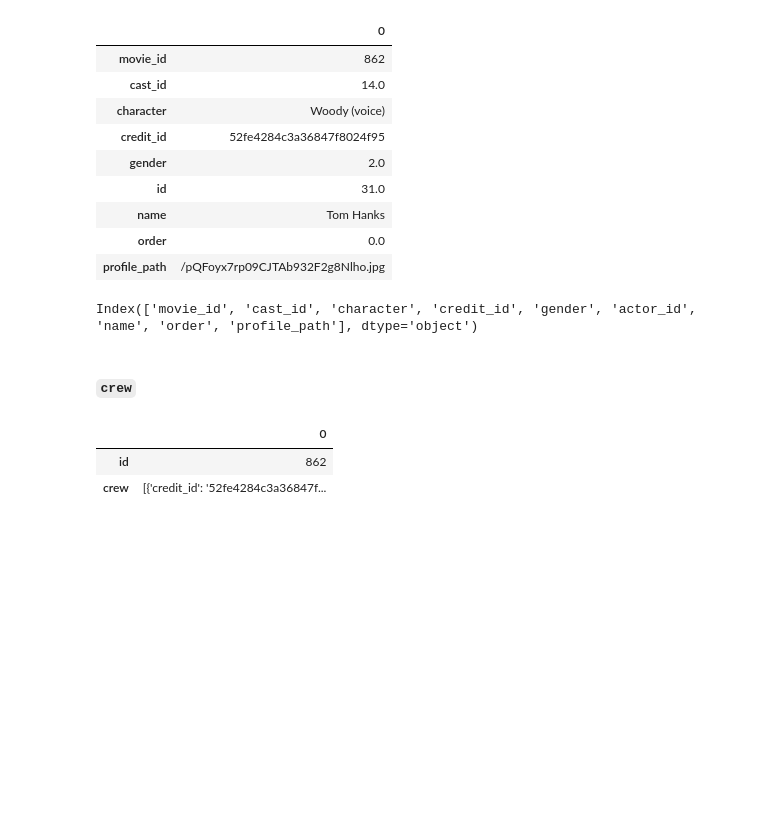
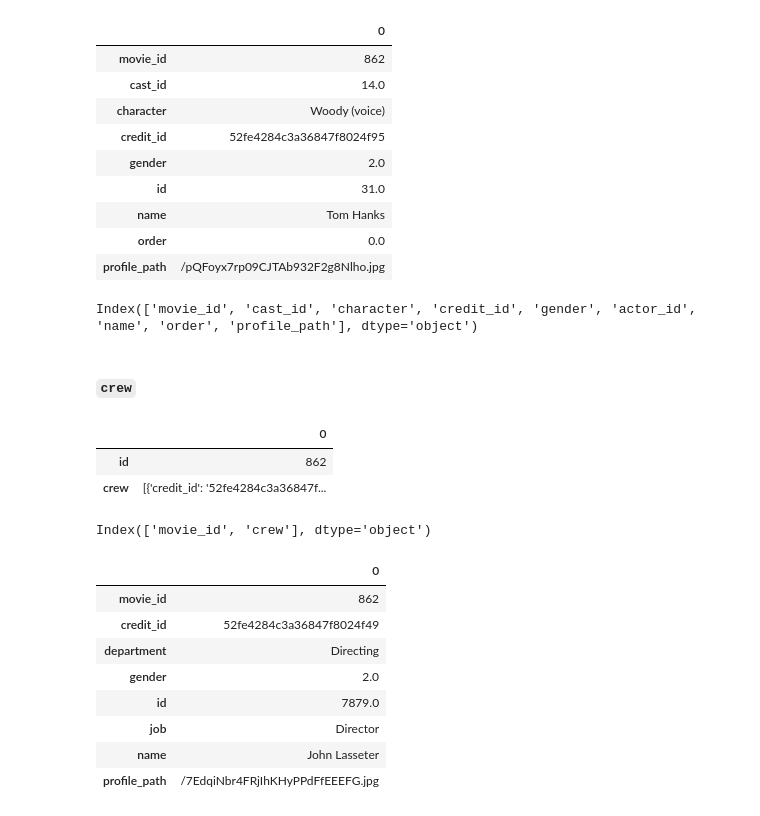
Before and after one commit to FranciscoHugoLezik/MLOps_Movies, a Jupyter notebook: notebooks/ETL.ipynb, the cells around one changed output. Saved outputs shown, nothing was run; the diff lists cells and outputs as text; code cells hidden in the pictures; blank space fills up the shorter version.

Commit message:
Refactor crew DataFrame: Rename 'id' to 'movie_id', apply literal evaluation, explode 'crew' column, and normalize JSON data

```diff
--- a/notebooks/ETL.ipynb
+++ b/notebooks/ETL.ipynb
@@ -828,3 +828,37 @@ crew.head(1).T
 |  | 0 |
 | id | 862 |
 | crew | [{'credit_id': '52fe4284c3a36847f... |
+# %%
+crew.rename(
+    columns={
+        'id': 'movie_id'
+    },
+    inplace=True)
+# %%
+crew.columns
+# %% [output]
+Index(['movie_id', 'crew'], dtype='object')
+# %%
+crew['crew'] = crew['crew'].apply(lambda x: ast.literal_eval(str(x)) if isinstance(x, str) and pd.notna(x) else x)
+
+exploded = crew.explode('crew')
+
+new_columns = pd.json_normalize(exploded['crew'])
+
+crew = exploded.drop(columns=['crew']).reset_index(drop=True).join(new_columns)
+
+del exploded
+del new_columns
+gc.collect()
+
+crew.head(1).T
+# %% [output]
+|  | 0 |
+| movie_id | 862 |
+| credit_id | 52fe4284c3a36847f8024f49 |
+| department | Directing |
+| gender | 2.0 |
+| id | 7879.0 |
+| job | Director |
+| name | John Lasseter |
+| profile_path | /7EdqiNbr4FRjIhKHyPPdFfEEEFG.jpg |
```
